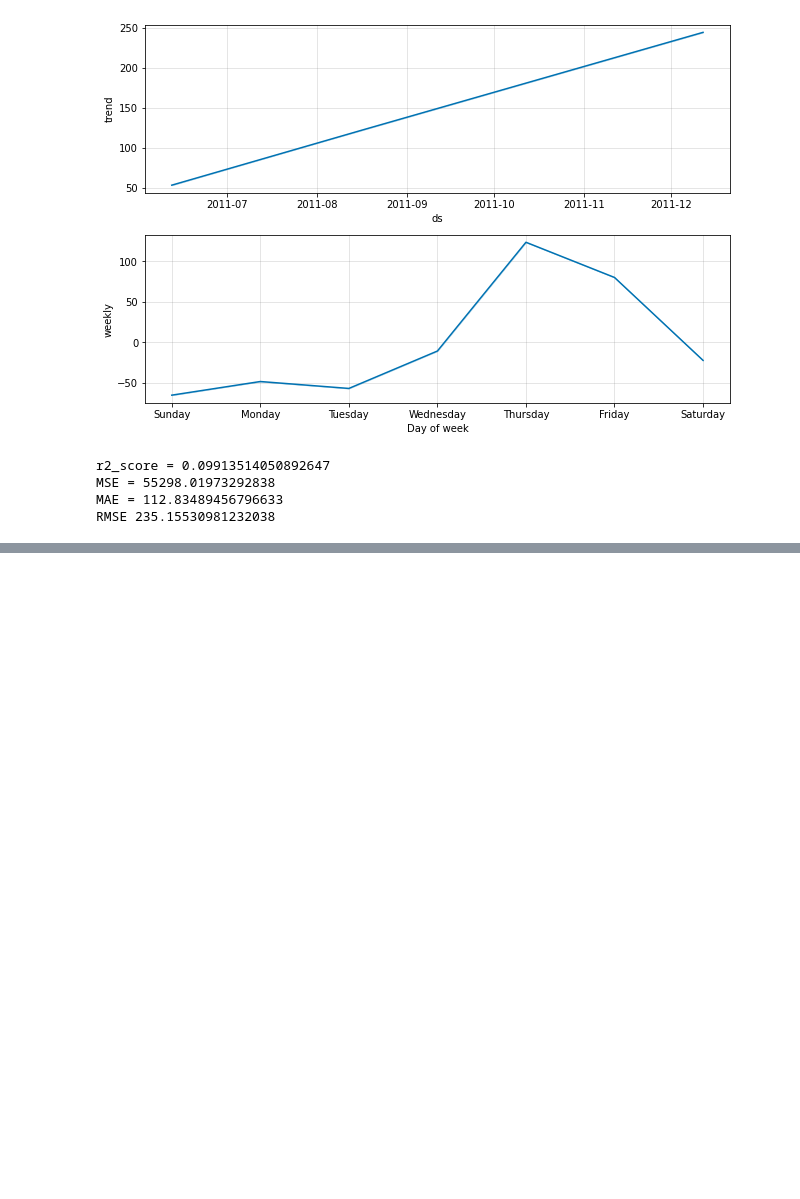
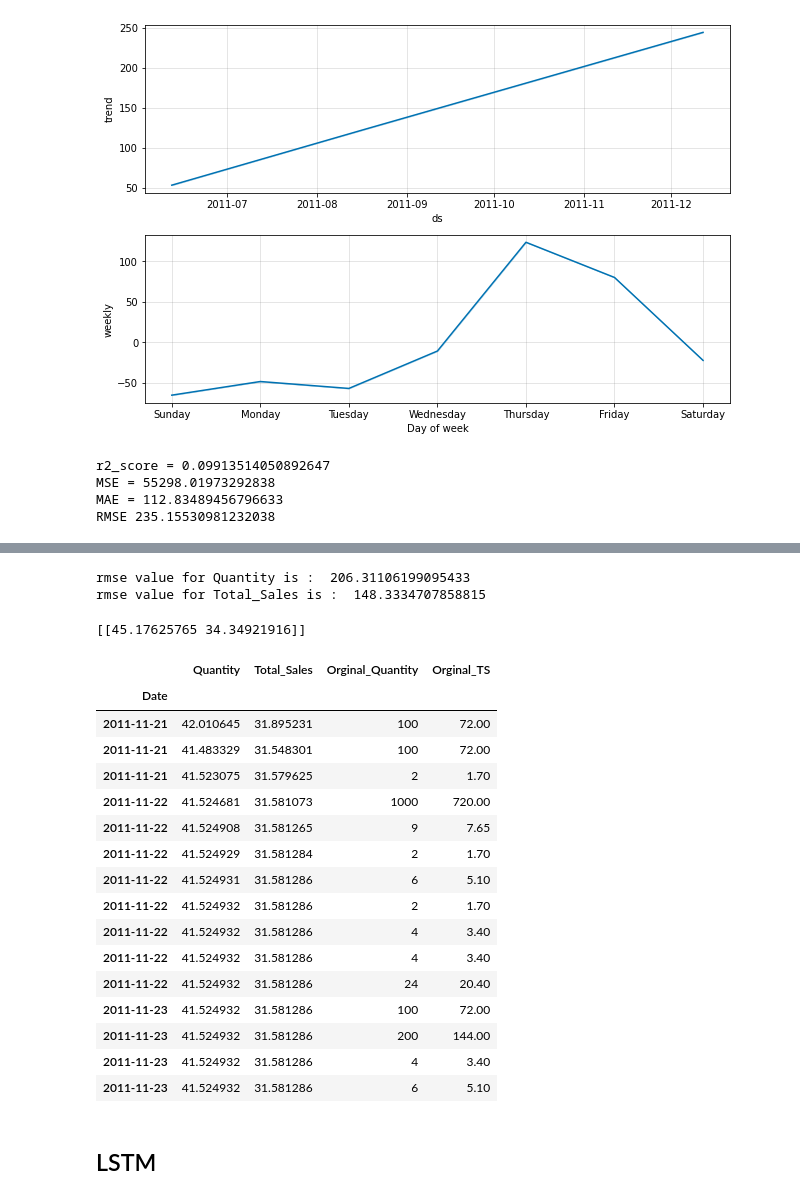
Before and after one commit to sheetalbongale/Retail-Time-Series-Analysis-and-Forecasting, a Jupyter notebook: notebooks/3_More_Model_Forecasting.ipynb, the cells around one changed output, grey strips where cells are left out. Cells and saved outputs as stored; diff of their text form; code cells hidden in the pictures; blank space fills up the shorter version.

```diff
--- a/notebooks/3_More_Model_Forecasting.ipynb
+++ b/notebooks/3_More_Model_Forecasting.ipynb
@@ -311,0 +329,59 @@ RMSE 235.15530981232038
+# %%
+#creating the train and validation set
+train = dfv[:int(0.8*(len(dfv)))]
+valid = dfv[int(0.8*(len(dfv))):]
+# %%
+model = VAR(endog=train)
+model_fit = model.fit()
+
+# make prediction on validation
+prediction = model_fit.forecast(model_fit.y, steps=len(valid))
+# %%
+pred = pd.DataFrame(index=range(0,len(prediction)),columns=[cols])
+for j in range(0,2):
+    for i in range(0, len(prediction)):
+       pred.iloc[i][j] = prediction[i][j]
+# %%
+#converting predictions to dataframe
+cols = dfv.columns
+
+#check rmse
+for i in cols:
+    print('rmse value for', i, 'is : ', sqrt(mean_squared_error(pred[i], valid[i])))
+# %% [output]
+rmse value for Quantity is :  206.31106199095433
+rmse value for Total_Sales is :  148.3334707858815
+# %%
+pred.index = valid.index
+pred['Orginal_Quantity'] = valid['Quantity']
+pred['Orginal_TS'] = valid['Total_Sales']
+# %%
+#make final predictions
+model = VAR(endog=dfv)
+model_fit = model.fit()
+yhat = model_fit.forecast(model_fit.y, steps=1)
+print(yhat)
+# %% [output]
+[[45.17625765 34.34921916]]
+# %%
+pred.head(15)
+# %% [output]
+|  | Quantity | Total_Sales | Orginal_Quantity | Orginal_TS |
+| Date |  |  |  |  |
+| 2011-11-21 | 42.010645 | 31.895231 | 100 | 72.00 |
+| 2011-11-21 | 41.483329 | 31.548301 | 100 | 72.00 |
+| 2011-11-21 | 41.523075 | 31.579625 | 2 | 1.70 |
+| 2011-11-22 | 41.524681 | 31.581073 | 1000 | 720.00 |
+| 2011-11-22 | 41.524908 | 31.581265 | 9 | 7.65 |
+| 2011-11-22 | 41.524929 | 31.581284 | 2 | 1.70 |
+| 2011-11-22 | 41.524931 | 31.581286 | 6 | 5.10 |
+| 2011-11-22 | 41.524932 | 31.581286 | 2 | 1.70 |
+| 2011-11-22 | 41.524932 | 31.581286 | 4 | 3.40 |
+| 2011-11-22 | 41.524932 | 31.581286 | 4 | 3.40 |
+| 2011-11-22 | 41.524932 | 31.581286 | 24 | 20.40 |
+| 2011-11-23 | 41.524932 | 31.581286 | 100 | 72.00 |
+| 2011-11-23 | 41.524932 | 31.581286 | 200 | 144.00 |
+| 2011-11-23 | 41.524932 | 31.581286 | 4 | 3.40 |
+| 2011-11-23 | 41.524932 | 31.581286 | 6 | 5.10 |
+# %% [markdown]
+## LSTM
```
Also changed, not shown: parts of 21 cells of this notebook, 2 other files.
